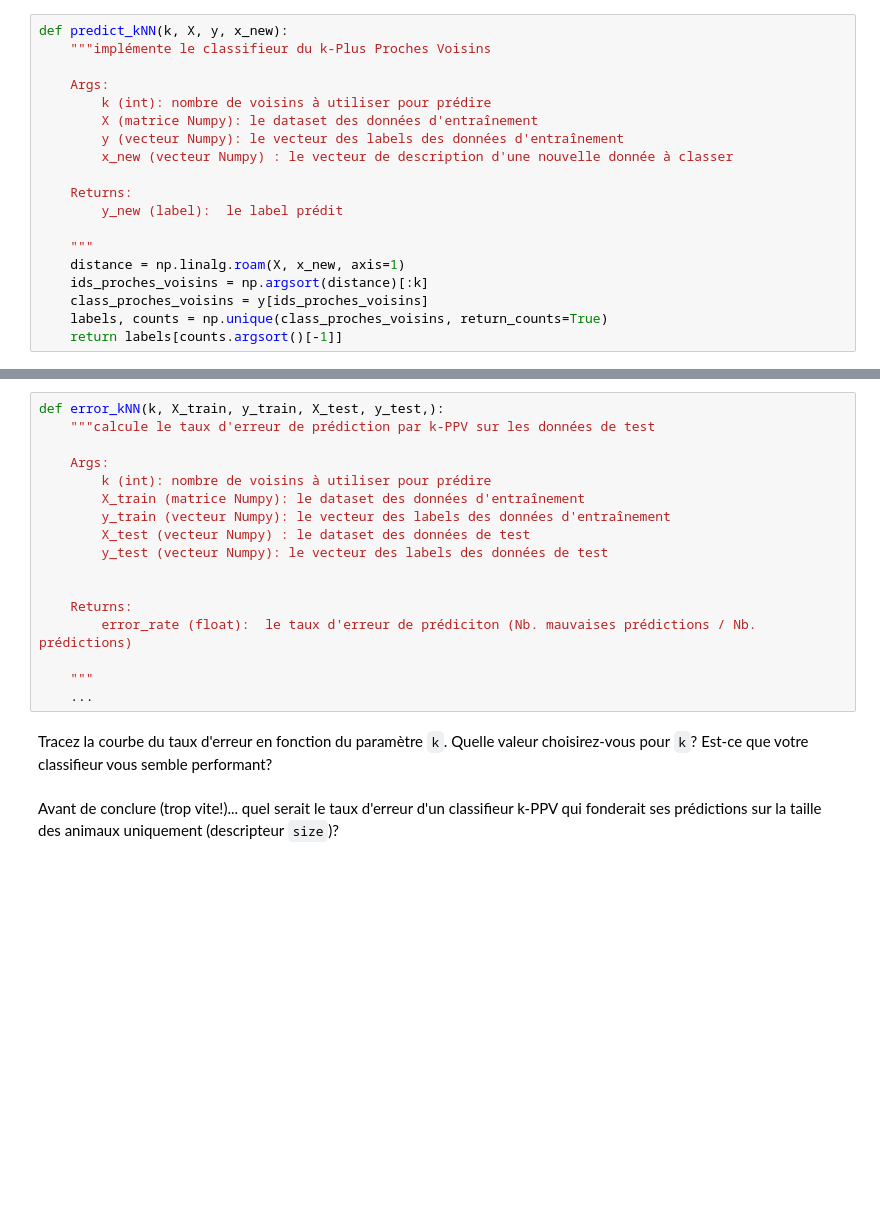
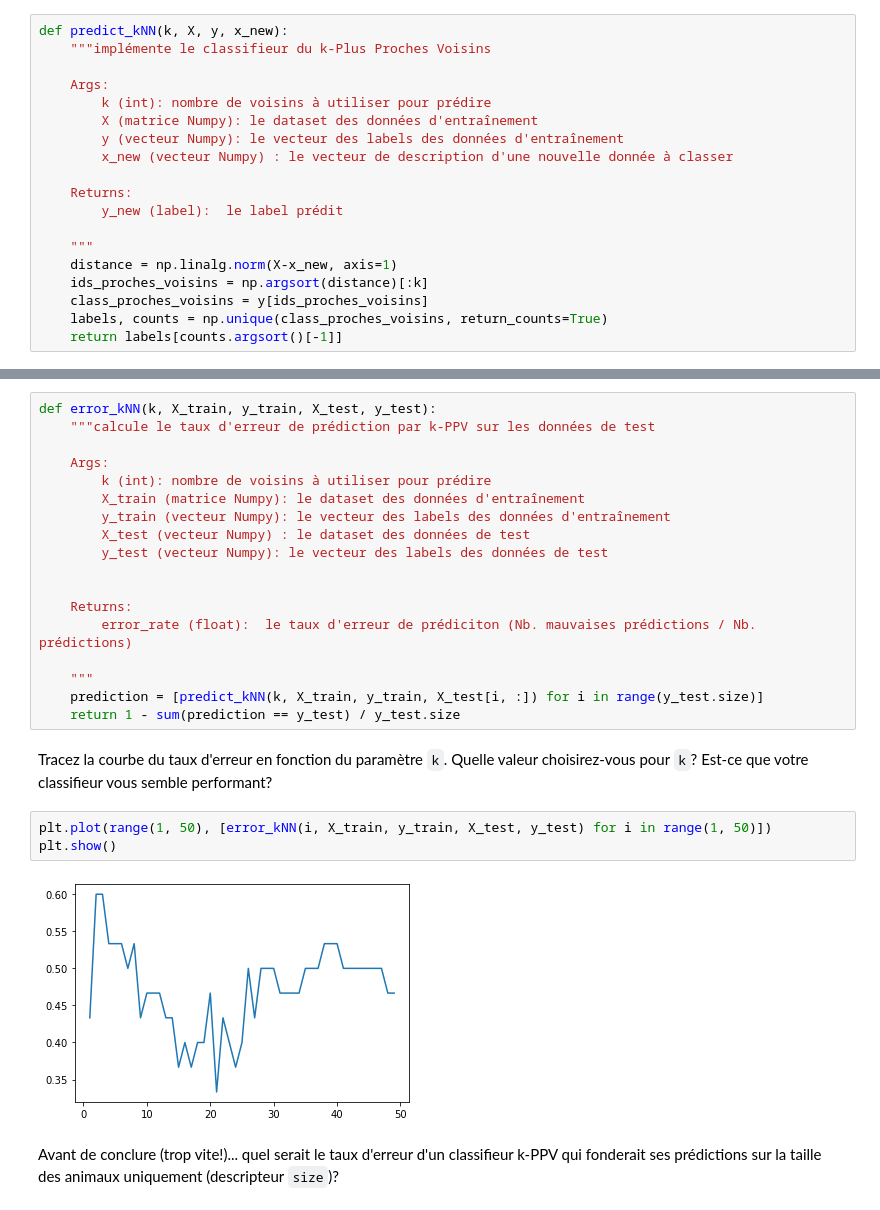
Before and after one commit to BOURREAUQuentin/4e-semestre, a Jupyter notebook: Optimisation/TP4 - Classer avec la méthode des k-Plus Proches Voisins-20240215/TP4_kNN.ipynb, the cells around one changed output, grey strips where cells are left out. Saved outputs shown, nothing was run; the diff lists cells and outputs as text; blank space fills up the shorter version.

```diff
--- a/Optimisation/TP4 - Classer avec la méthode des k-Plus Proches Voisins-20240215/TP4_kNN.ipynb
+++ b/Optimisation/TP4 - Classer avec la méthode des k-Plus Proches Voisins-20240215/TP4_kNN.ipynb
@@ -122,7 +122,7 @@ def predict_kNN(k, X, y, x_new):
         y_new (label):  le label prédit
 
     """
-    distance = np.linalg.roam(X, x_new, axis=1)
+    distance = np.linalg.norm(X-x_new, axis=1)
     ids_proches_voisins = np.argsort(distance)[:k]
     class_proches_voisins = y[ids_proches_voisins]
     labels, counts = np.unique(class_proches_voisins, return_counts=True)
@@ -132,7 +132,7 @@ Utilisez la fonction `predict_kNN` pour prédire la classe de l'individu situé
 # %% [markdown]
 Définissez une fonction `error_kNN(k, X_train, y_train, X_test, y_test)` qui renvoie le taux d'erreur de prédiction de la méthode k-PPV sur des données de test.
 # %%
-def error_kNN(k, X_train, y_train, X_test, y_test,):
+def error_kNN(k, X_train, y_train, X_test, y_test):
     """calcule le taux d'erreur de prédiction par k-PPV sur les données de test
 
     Args:
@@ -147,9 +147,15 @@ def error_kNN(k, X_train, y_train, X_test, y_test,):
         error_rate (float):  le taux d'erreur de prédiciton (Nb. mauvaises prédictions / Nb. prédictions)
 
     """
-    ...
+    prediction = [predict_kNN(k, X_train, y_train, X_test[i, :]) for i in range(y_test.size)]
+    return 1 - sum(prediction == y_test) / y_test.size
 # %% [markdown]
 Tracez la courbe du taux d'erreur en fonction du paramètre `k`. Quelle valeur choisirez-vous pour `k`? Est-ce que votre classifieur vous semble performant?
+# %%
+plt.plot(range(1, 50), [error_kNN(i, X_train, y_train, X_test, y_test) for i in range(1, 50)])
+plt.show()
+# %% [output]
+[figure, added]
 # %% [markdown]
 Avant de conclure (trop vite!)... quel serait le taux d'erreur d'un classifieur k-PPV qui fonderait ses prédictions sur la taille des animaux uniquement (descripteur `size`)?
 # %% [markdown]
```
Also changed, not shown: 8 other files.
